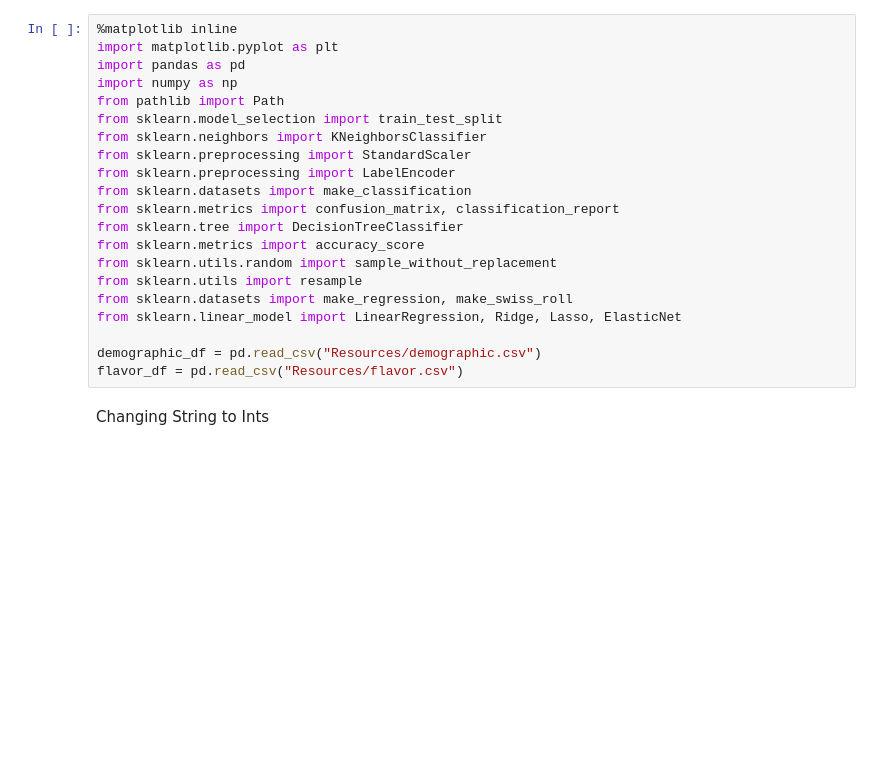
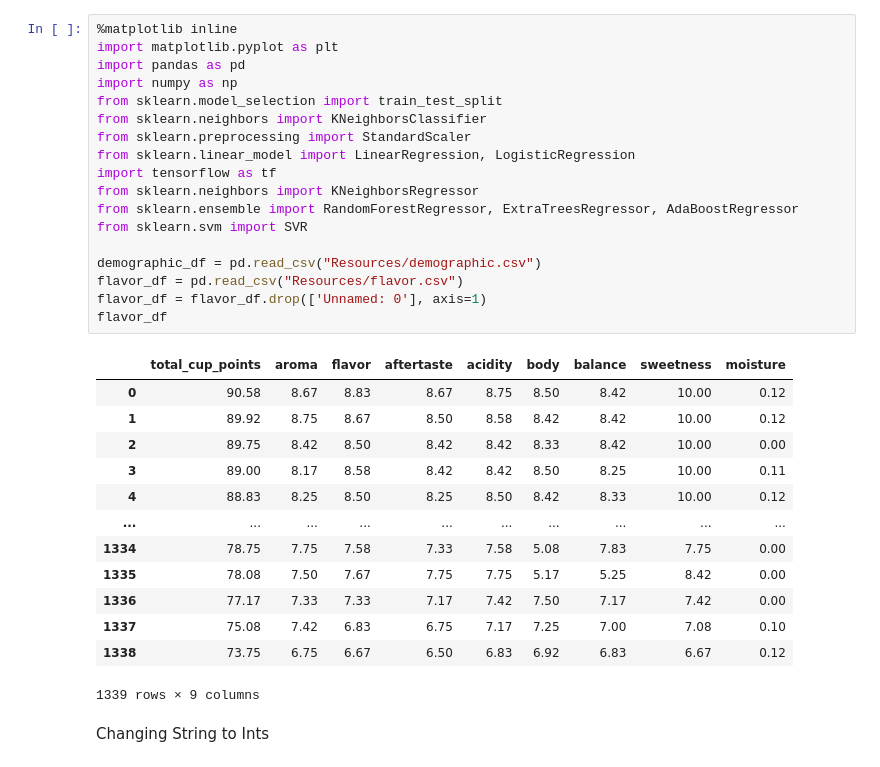
Before and after one commit to LibertyHeise/Best_Bean_Juice, a Jupyter notebook: CoffeeLearning.ipynb, the cells around one changed output. Cells and saved outputs as stored; diff of their text form; blank space fills up the shorter version.

```diff
--- a/CoffeeLearning.ipynb
+++ b/CoffeeLearning.ipynb
@@ -1,24 +1,35 @@
 # %%
 %matplotlib inline
 import matplotlib.pyplot as plt
 import pandas as pd
 import numpy as np
-from pathlib import Path
 from sklearn.model_selection import train_test_split
 from sklearn.neighbors import KNeighborsClassifier
 from sklearn.preprocessing import StandardScaler
-from sklearn.preprocessing import LabelEncoder
-from sklearn.datasets import make_classification
-from sklearn.metrics import confusion_matrix, classification_report
-from sklearn.tree import DecisionTreeClassifier
-from sklearn.metrics import accuracy_score
-from sklearn.utils.random import sample_without_replacement
-from sklearn.utils import resample
-from sklearn.datasets import make_regression, make_swiss_roll
-from sklearn.linear_model import LinearRegression, Ridge, Lasso, ElasticNet
+from sklearn.linear_model import LinearRegression, LogisticRegression
+import tensorflow as tf
+from sklearn.neighbors import KNeighborsRegressor
+from sklearn.ensemble import RandomForestRegressor, ExtraTreesRegressor, AdaBoostRegressor
+from sklearn.svm import SVR
 
 demographic_df = pd.read_csv("Resources/demographic.csv")
 flavor_df = pd.read_csv("Resources/flavor.csv")
+flavor_df = flavor_df.drop(['Unnamed: 0'], axis=1)
+flavor_df
+# %% [output]
+|  | total_cup_points | aroma | flavor | aftertaste | acidity | body | balance | sweetness | moisture |
+| 0 | 90.58 | 8.67 | 8.83 | 8.67 | 8.75 | 8.50 | 8.42 | 10.00 | 0.12 |
+| 1 | 89.92 | 8.75 | 8.67 | 8.50 | 8.58 | 8.42 | 8.42 | 10.00 | 0.12 |
+| 2 | 89.75 | 8.42 | 8.50 | 8.42 | 8.42 | 8.33 | 8.42 | 10.00 | 0.00 |
+| 3 | 89.00 | 8.17 | 8.58 | 8.42 | 8.42 | 8.50 | 8.25 | 10.00 | 0.11 |
+| 4 | 88.83 | 8.25 | 8.50 | 8.25 | 8.50 | 8.42 | 8.33 | 10.00 | 0.12 |
+| ... | ... | ... | ... | ... | ... | ... | ... | ... | ... |
+| 1334 | 78.75 | 7.75 | 7.58 | 7.33 | 7.58 | 5.08 | 7.83 | 7.75 | 0.00 |
+| 1335 | 78.08 | 7.50 | 7.67 | 7.75 | 7.75 | 5.17 | 5.25 | 8.42 | 0.00 |
+| 1336 | 77.17 | 7.33 | 7.33 | 7.17 | 7.42 | 7.50 | 7.17 | 7.42 | 0.00 |
+| 1337 | 75.08 | 7.42 | 6.83 | 6.75 | 7.17 | 7.25 | 7.00 | 7.08 | 0.10 |
+| 1338 | 73.75 | 6.75 | 6.67 | 6.50 | 6.83 | 6.92 | 6.83 | 6.67 | 0.12 |
+1339 rows × 9 columns
 # %% [markdown]
 Changing String to Ints
 # %%
```
Also changed, not shown: parts of 23 cells of this notebook.
